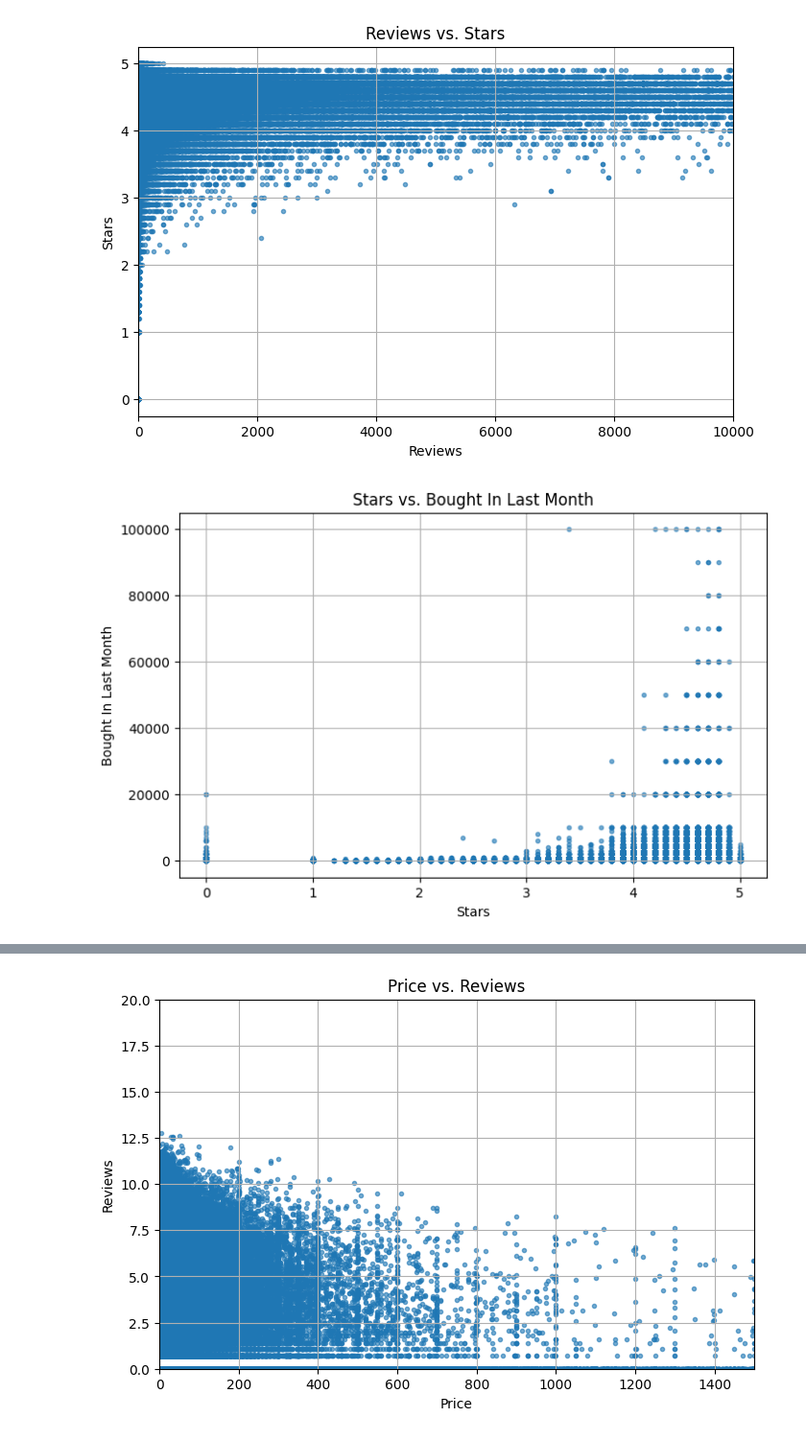
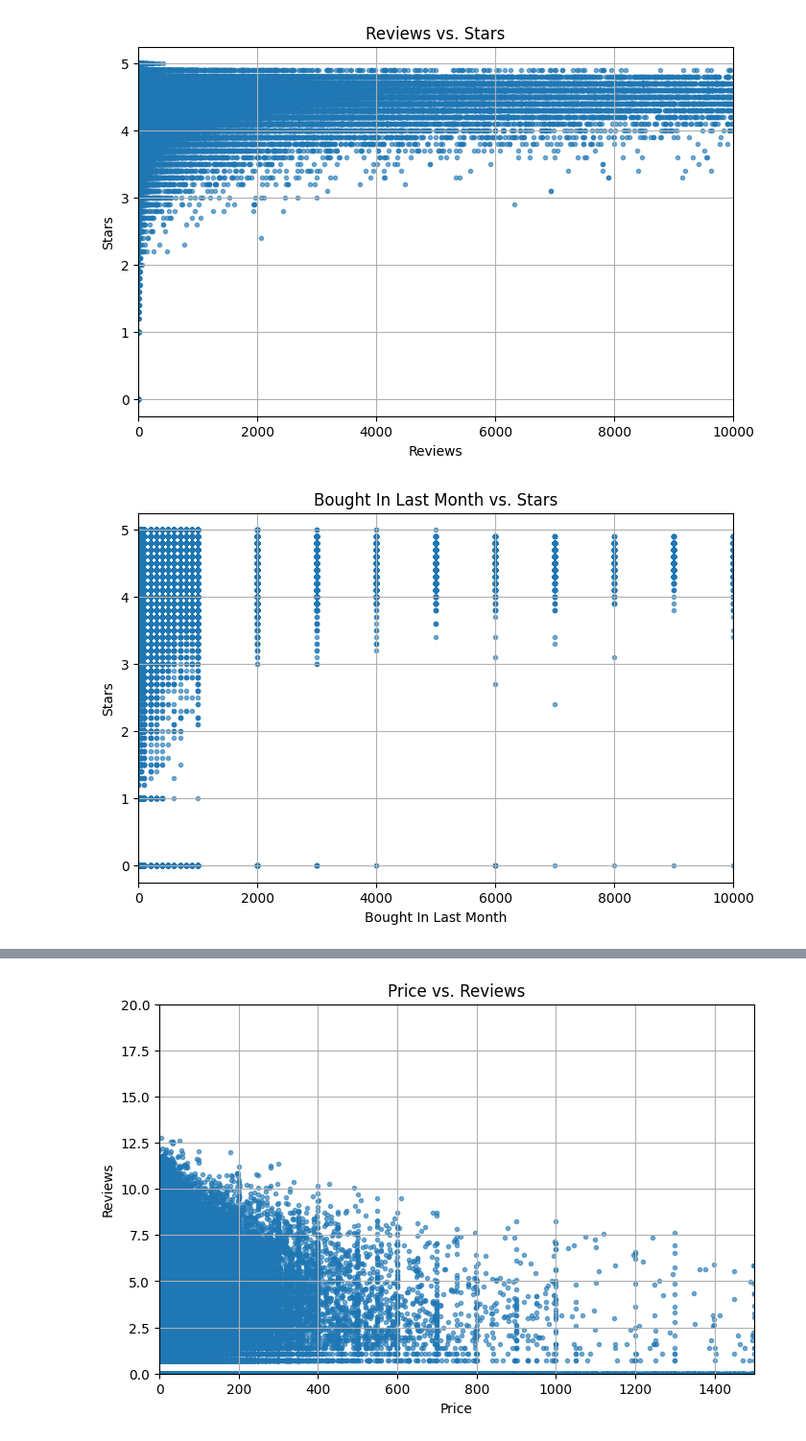
Before and after one commit to edmiller824/sf_tech, a Jupyter notebook: amzn_product_analysis.ipynb, the cells around one changed output, grey strips where cells are left out. Shown at 96% size. Cells and saved outputs as stored; diff of their text form; code cells hidden in the pictures.

Commit message:
added scatter and bar charts for additional analysis

```diff
--- a/amzn_product_analysis.ipynb
+++ b/amzn_product_analysis.ipynb
@@ -41,6 +44,8 @@ amzn_merged_df = (
 # price and list price to coalesce each other
 amzn_merged_df['list_price'] = np.where(amzn_merged_df['list_price'] == 0, amzn_merged_df['price'], amzn_merged_df['list_price'])
 
+
+""" CREATE NEW COLUMNS """
 # create discount column from price and list price
 amzn_merged_df['discount_rate'] = (
     (amzn_merged_df['list_price'] - amzn_merged_df['price']) / amzn_merged_df['list_price']
@@ -48,7 +53,9 @@ amzn_merged_df['discount_rate'] = (
 
 
 # 'category' dummy variables? top 10 unique values from amazon_cat_csv
-top_cats = amzn_merged_df.category_name.value_counts().nlargest(10).index
+# top_cats = amzn_merged_df.category_name.value_counts().nlargest(10).index
+top_cats = amzn_merged_df.category_name.value_counts().nlargest(10).to_list()
+
 amzn_merged_df['category_group'] = (amzn_merged_df['category_name']
                                     .where(amzn_merged_df['category_name'].isin(top_cats), 'other'))
 
@@ -60,15 +67,8 @@ amzn_merged_df['category_group'] = (
     .str.lower()
 )
 
-
-# amzn_merged_df.category_group.value_counts().head(20)
-
-# get dummies
-amzn_dummies_df = pd.get_dummies(amzn_merged_df.category_group)
-amzn_df = amzn_merged_df.join(amzn_dummies_df)
-amzn_df.head()
-
-# remove columns: ['asin', 'title', 'category_id', 'category_name'] + 1 of the 'category' values
-drops = ['asin', 'title', 'category_id', 'category_name', 'other']
-amzn_df.drop(drops, axis='columns', inplace=True)
+# create discrete columns from bought_in_last_month, discount_rate, and stars fields
+amzn_merged_df['bought_last_month_flag'] = amzn_merged_df['bought_in_last_month'] > 0
+amzn_merged_df['discount_flag'] = amzn_merged_df['discount_rate'] > 0
+amzn_merged_df['stars_bin'] = amzn_merged_df['stars'].round(0)
 # %%
@@ -211,15 +152,16 @@ plt.show()
 # %% [output]
 [figure]
 # %%
-# STARS VS BOUGHT_IN_LAST_MONTH
+""" BOUGHT_IN_LAST_MONTH VS STARS """
+
 plt.figure(figsize=(8, 5))
-plt.scatter(amzn_df['stars'], amzn_df['bought_in_last_month'], marker='.', alpha=0.6)
-# plt.xlim(0, 10000)     # Set x-axis range
+plt.scatter(amzn_df['bought_in_last_month'], amzn_df['stars'], marker='.', alpha=0.6)
+plt.xlim(0, 10000)     # Set x-axis range - values go to 100000, frequency fades past 10000
 # plt.ylim(0, 15000)       # Set y-axis range
-plt.xlabel('Stars')
-plt.ylabel('Bought In Last Month')
-plt.title('Stars vs. Bought In Last Month')
+plt.xlabel('Bought In Last Month')
+plt.ylabel('Stars')
+plt.title('Bought In Last Month vs. Stars')
 plt.grid(True)
 plt.show()
 # %% [output]
-[figure, old version]
+[figure, new version]
```
Also changed, not shown: parts of 32 cells of this notebook.
